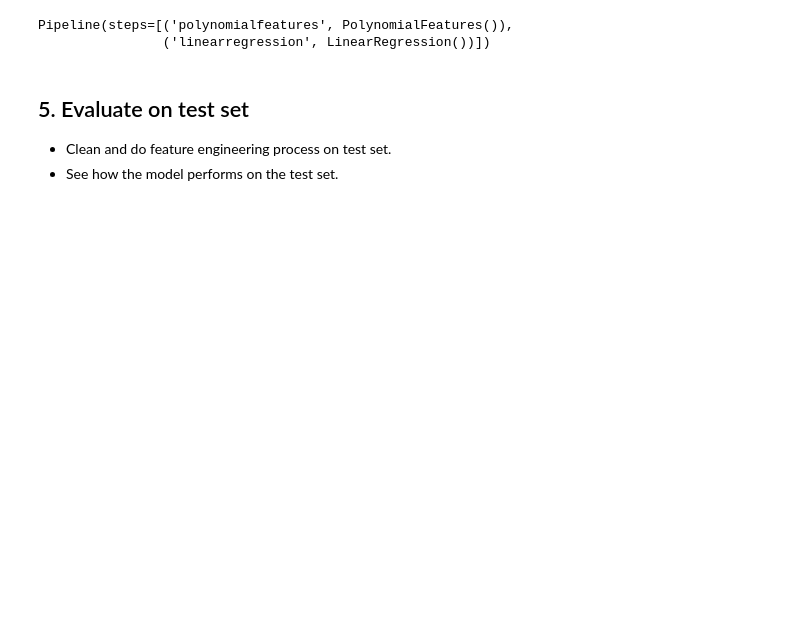
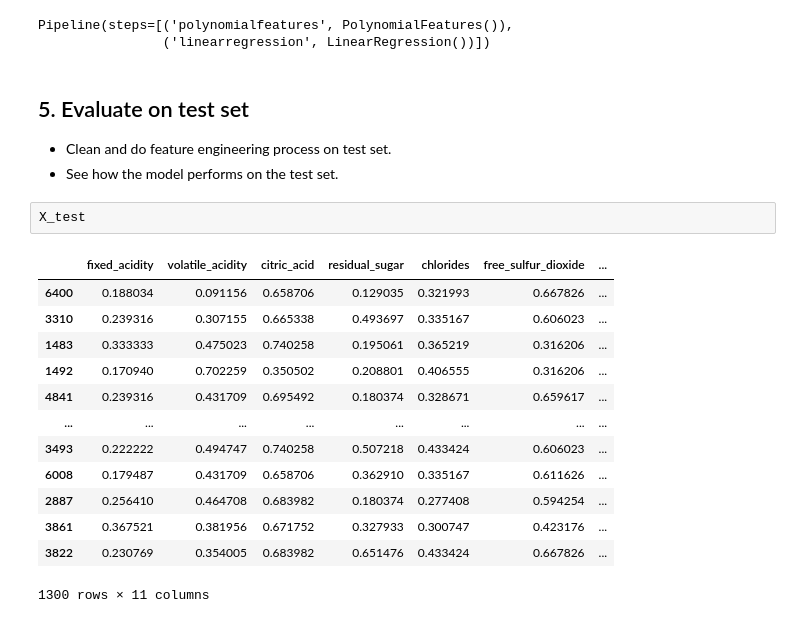
Before and after one commit to alapena/wine-tasters-AAF, a Jupyter notebook: The-Project/The-Project-Fred-reg.ipynb, the cells around one changed output. Drawn from its saved outputs; the diff is of its cells as text; blank space fills up the shorter version.

```diff
--- a/The-Project/The-Project-Fred-reg.ipynb
+++ b/The-Project/The-Project-Fred-reg.ipynb
@@ -406,6 +402,22 @@ Pipeline(steps=[('polynomialfeatures', PolynomialFeatures()),
 
 - Clean and do feature engineering process on test set.
 - See how the model performs on the test set.
+# %%
+X_test
+# %% [output]
+|  | fixed_acidity | volatile_acidity | citric_acid | residual_sugar | chlorides | free_sulfur_dioxide | ... |
+| 6400 | 0.188034 | 0.091156 | 0.658706 | 0.129035 | 0.321993 | 0.667826 | ... |
+| 3310 | 0.239316 | 0.307155 | 0.665338 | 0.493697 | 0.335167 | 0.606023 | ... |
+| 1483 | 0.333333 | 0.475023 | 0.740258 | 0.195061 | 0.365219 | 0.316206 | ... |
+| 1492 | 0.170940 | 0.702259 | 0.350502 | 0.208801 | 0.406555 | 0.316206 | ... |
+| 4841 | 0.239316 | 0.431709 | 0.695492 | 0.180374 | 0.328671 | 0.659617 | ... |
+| ... | ... | ... | ... | ... | ... | ... | ... |
+| 3493 | 0.222222 | 0.494747 | 0.740258 | 0.507218 | 0.433424 | 0.606023 | ... |
+| 6008 | 0.179487 | 0.431709 | 0.658706 | 0.362910 | 0.335167 | 0.611626 | ... |
+| 2887 | 0.256410 | 0.464708 | 0.683982 | 0.180374 | 0.277408 | 0.594254 | ... |
+| 3861 | 0.367521 | 0.381956 | 0.671752 | 0.327933 | 0.300747 | 0.423176 | ... |
+| 3822 | 0.230769 | 0.354005 | 0.683982 | 0.651476 | 0.433424 | 0.667826 | ... |
+1300 rows × 11 columns
 # %%
 y_test = test_set_scaled['quality']
 X_test = test_set_scaled.drop(['quality'], axis=1)
```
Also changed, not shown: parts of 7 cells of this notebook.
